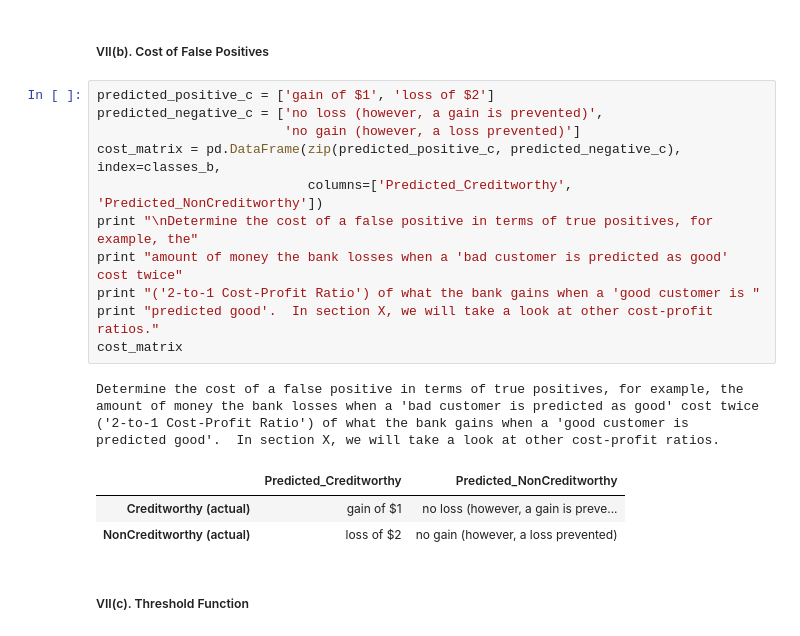
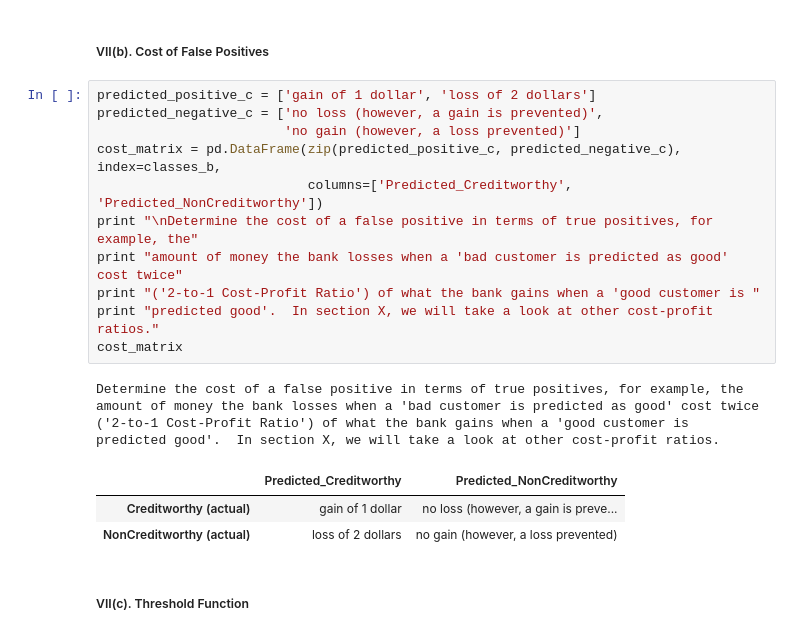
Before and after one commit to HAMZA310/datascience, a Jupyter notebook: Predicting_Credit_Risk/Predicting_Credit_Risk.ipynb, the cells around one changed output. Drawn from its saved outputs; the diff is of its cells as text.

```diff
--- a/Predicting_Credit_Risk/Predicting_Credit_Risk.ipynb
+++ b/Predicting_Credit_Risk/Predicting_Credit_Risk.ipynb
@@ -1781,24 +1784,24 @@ for True Positives, False Negatives, False Positives, and True Negatives.
 # %% [markdown]
 ##### VII(b). Cost of False Positives
 # %%
-predicted_positive_c = ['gain of $1', 'loss of $2']
+predicted_positive_c = ['gain of 1 dollar', 'loss of 2 dollars']
 predicted_negative_c = ['no loss (however, a gain is prevented)',
                         'no gain (however, a loss prevented)']
 cost_matrix = pd.DataFrame(zip(predicted_positive_c, predicted_negative_c), index=classes_b,
                            columns=['Predicted_Creditworthy', 'Predicted_NonCreditworthy'])
 print "\nDetermine the cost of a false positive in terms of true positives, for example, the"
 print "amount of money the bank losses when a 'bad customer is predicted as good' cost twice"
 print "('2-to-1 Cost-Profit Ratio') of what the bank gains when a 'good customer is "
 print "predicted good'.  In section X, we will take a look at other cost-profit ratios."
 cost_matrix
 # %% [output]
 Determine the cost of a false positive in terms of true positives, for example, the
 amount of money the bank losses when a 'bad customer is predicted as good' cost twice
 ('2-to-1 Cost-Profit Ratio') of what the bank gains when a 'good customer is
 predicted good'.  In section X, we will take a look at other cost-profit ratios.
 |  | Predicted_Creditworthy | Predicted_NonCreditworthy |
-| Creditworthy (actual) | gain of $1 | no loss (however, a gain is preve... |
-| NonCreditworthy (actual) | loss of $2 | no gain (however, a loss prevented) |
+| Creditworthy (actual) | gain of 1 dollar | no loss (however, a gain is preve... |
+| NonCreditworthy (actual) | loss of 2 dollars | no gain (however, a loss prevented) |
 # %% [markdown]
 ##### VII(c). Threshold Function
 # %%
```
Also changed, not shown: parts of 11 cells of this notebook, 1 other file.
